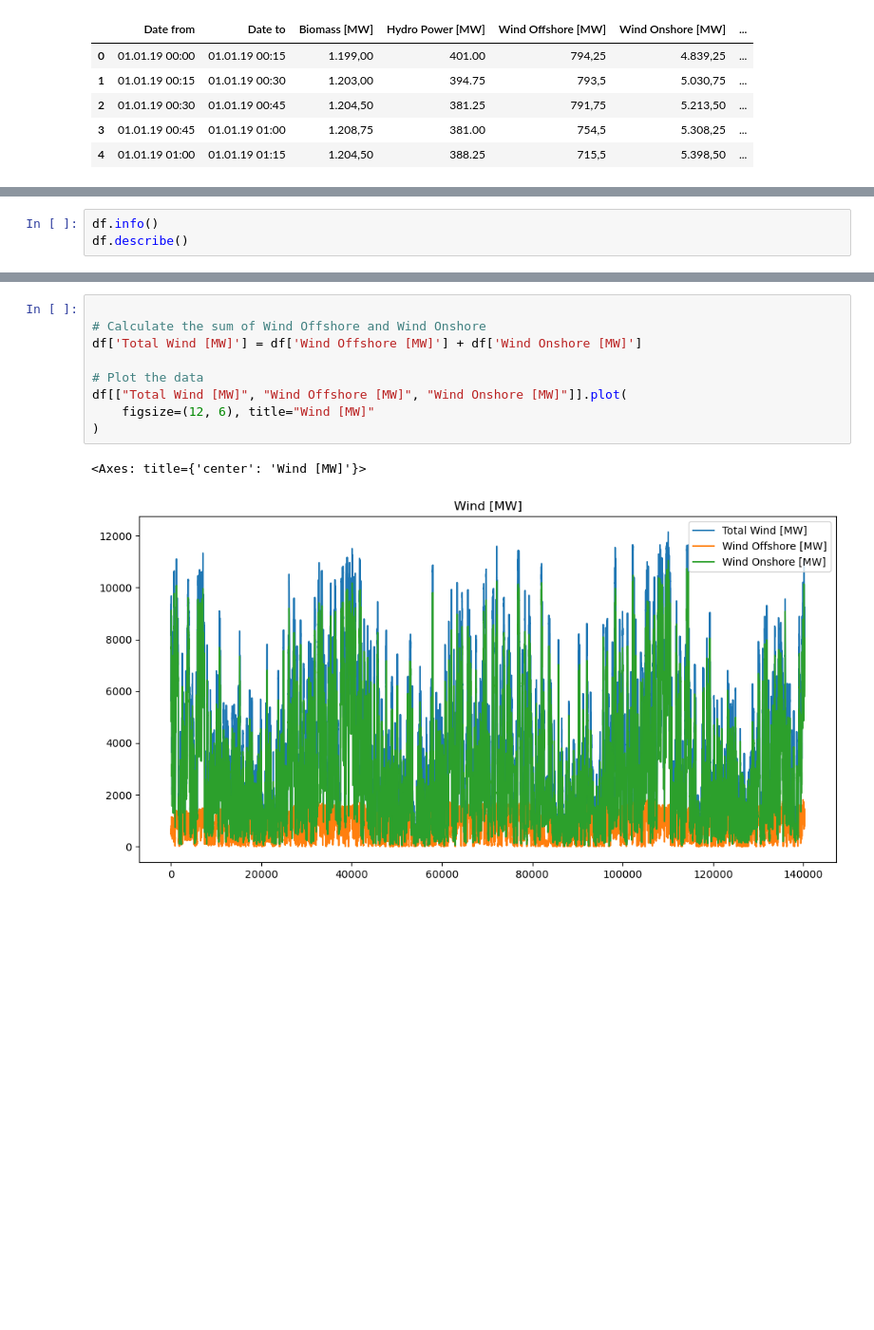
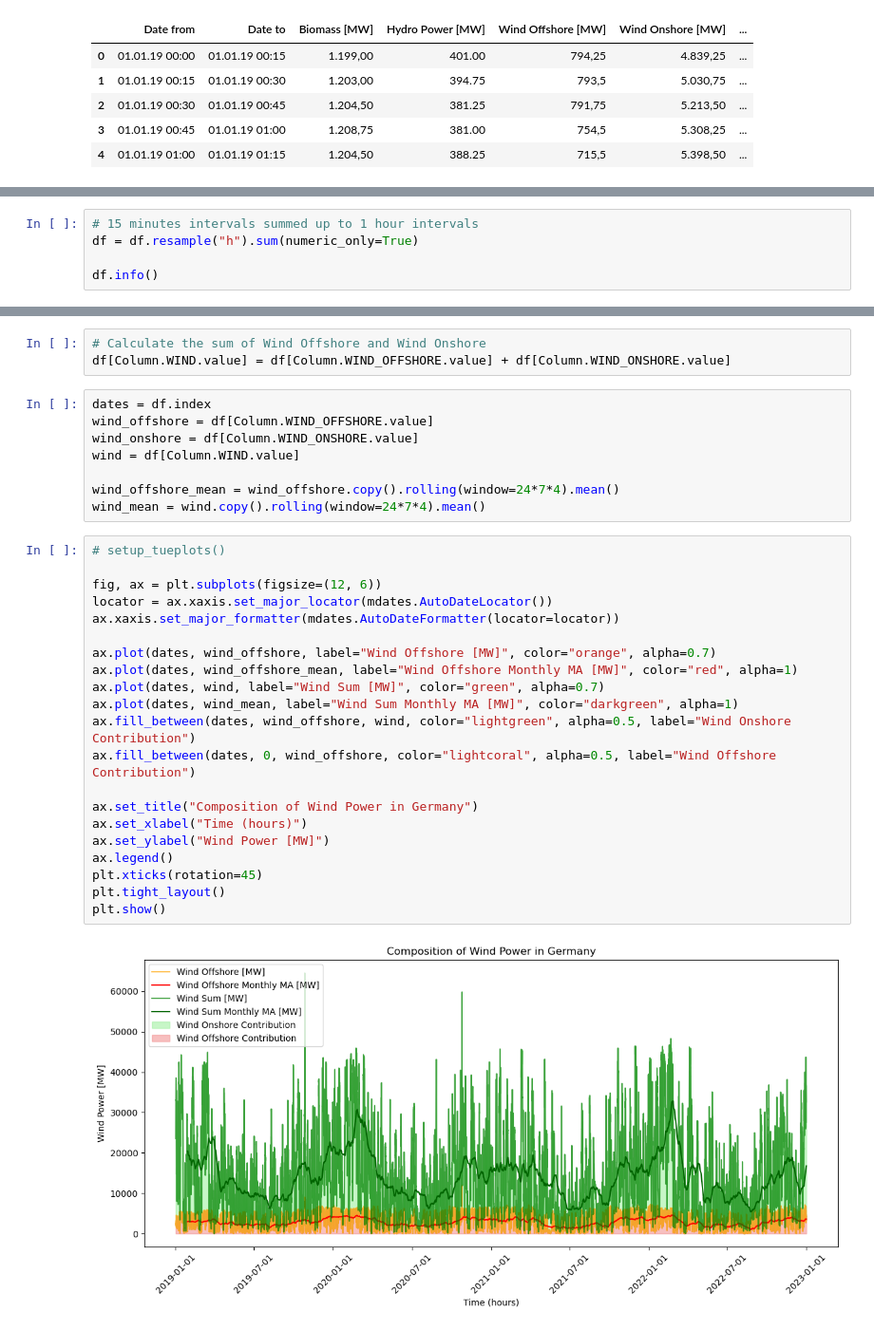
Before and after one commit to timoluebbing/WindPowerForecasting, a Jupyter notebook: experiments/data_preprocessing.ipynb, the cells around one changed output, grey strips where cells are left out. Shown at 95% size. Cells and saved outputs as stored; diff of their text form; blank space fills up the shorter version.

Commit message:
data preprocessing

```diff
--- a/experiments/data_preprocessing.ipynb
+++ b/experiments/data_preprocessing.ipynb
@@ -34,5 +72,7 @@ df["Wind Onshore [MW]"] = df["Wind Onshore [MW]"].str.replace(',', '.', regex=Fa
 # %%
+# 15 minutes intervals summed up to 1 hour intervals
+df = df.resample("h").sum(numeric_only=True)
+
 df.info()
-df.describe()
 # %% [output]
 <class 'pandas.core.frame.DataFrame'>
@@ -64,12 +98,34 @@ memory usage: 16.1+ MB
 # %%
-
 # Calculate the sum of Wind Offshore and Wind Onshore
-df['Total Wind [MW]'] = df['Wind Offshore [MW]'] + df['Wind Onshore [MW]']
-
-# Plot the data
-df[["Total Wind [MW]", "Wind Offshore [MW]", "Wind Onshore [MW]"]].plot(
-    figsize=(12, 6), title="Wind [MW]"
-)
+df[Column.WIND.value] = df[Column.WIND_OFFSHORE.value] + df[Column.WIND_ONSHORE.value]
-# %% [output]
-<Axes: title={'center': 'Wind [MW]'}>
-[figure, removed]
+# %%
+dates = df.index
+wind_offshore = df[Column.WIND_OFFSHORE.value]
+wind_onshore = df[Column.WIND_ONSHORE.value]
+wind = df[Column.WIND.value]
+
+wind_offshore_mean = wind_offshore.copy().rolling(window=24*7*4).mean()
+wind_mean = wind.copy().rolling(window=24*7*4).mean()
+# %%
+# setup_tueplots()
+
+fig, ax = plt.subplots(figsize=(12, 6))
+locator = ax.xaxis.set_major_locator(mdates.AutoDateLocator())
+ax.xaxis.set_major_formatter(mdates.AutoDateFormatter(locator=locator))
+
+ax.plot(dates, wind_offshore, label="Wind Offshore [MW]", color="orange", alpha=0.7)
+ax.plot(dates, wind_offshore_mean, label="Wind Offshore Monthly MA [MW]", color="red", alpha=1)
+ax.plot(dates, wind, label="Wind Sum [MW]", color="green", alpha=0.7)
+ax.plot(dates, wind_mean, label="Wind Sum Monthly MA [MW]", color="darkgreen", alpha=1)
+ax.fill_between(dates, wind_offshore, wind, color="lightgreen", alpha=0.5, label="Wind Onshore Contribution")
+ax.fill_between(dates, 0, wind_offshore, color="lightcoral", alpha=0.5, label="Wind Offshore Contribution")
+
+ax.set_title("Composition of Wind Power in Germany")
+ax.set_xlabel("Time (hours)")
+ax.set_ylabel("Wind Power [MW]")
+ax.legend()
+plt.xticks(rotation=45)
+plt.tight_layout()
+plt.show()
+# %% [output]
+[figure, added]
```
Also changed, not shown: parts of 21 cells of this notebook, 4 other files.
